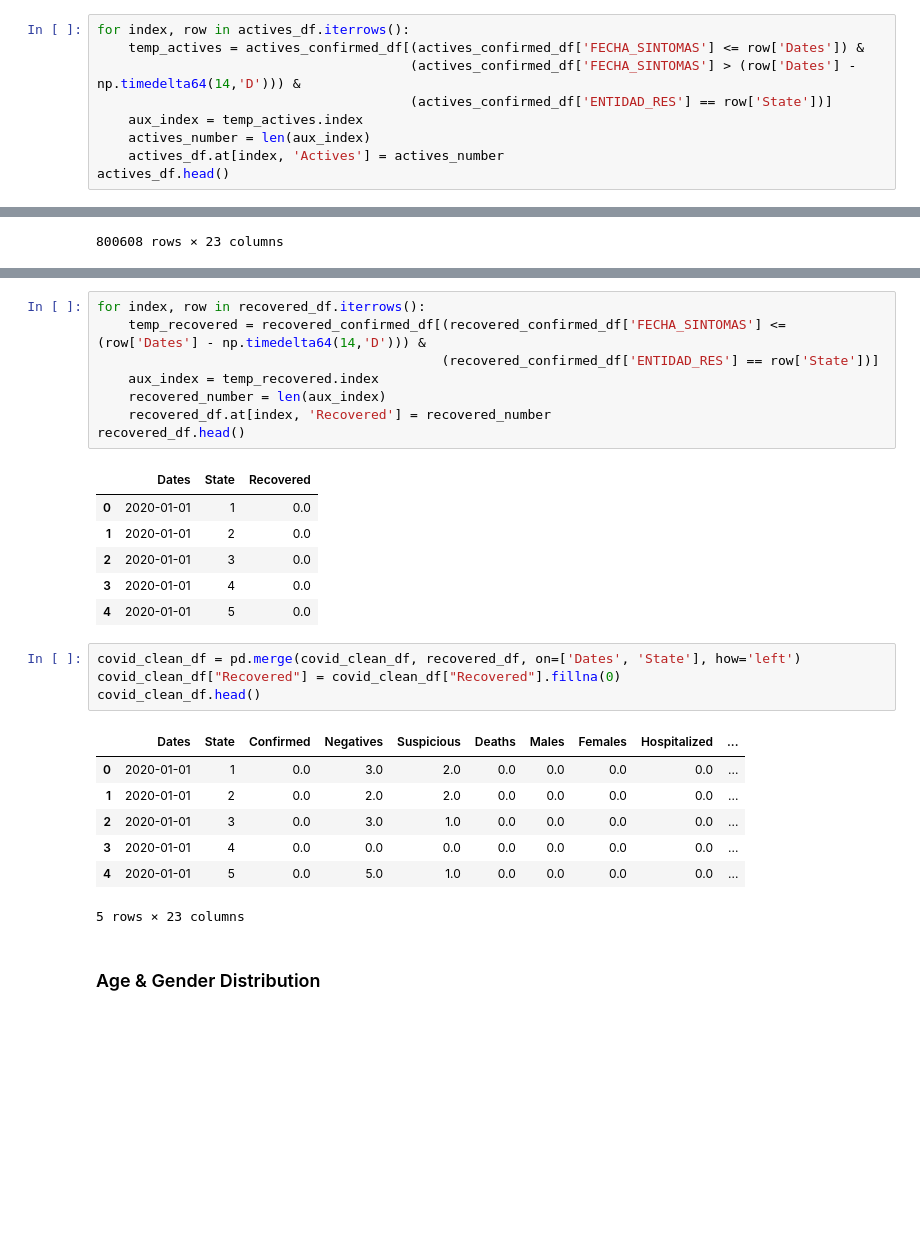
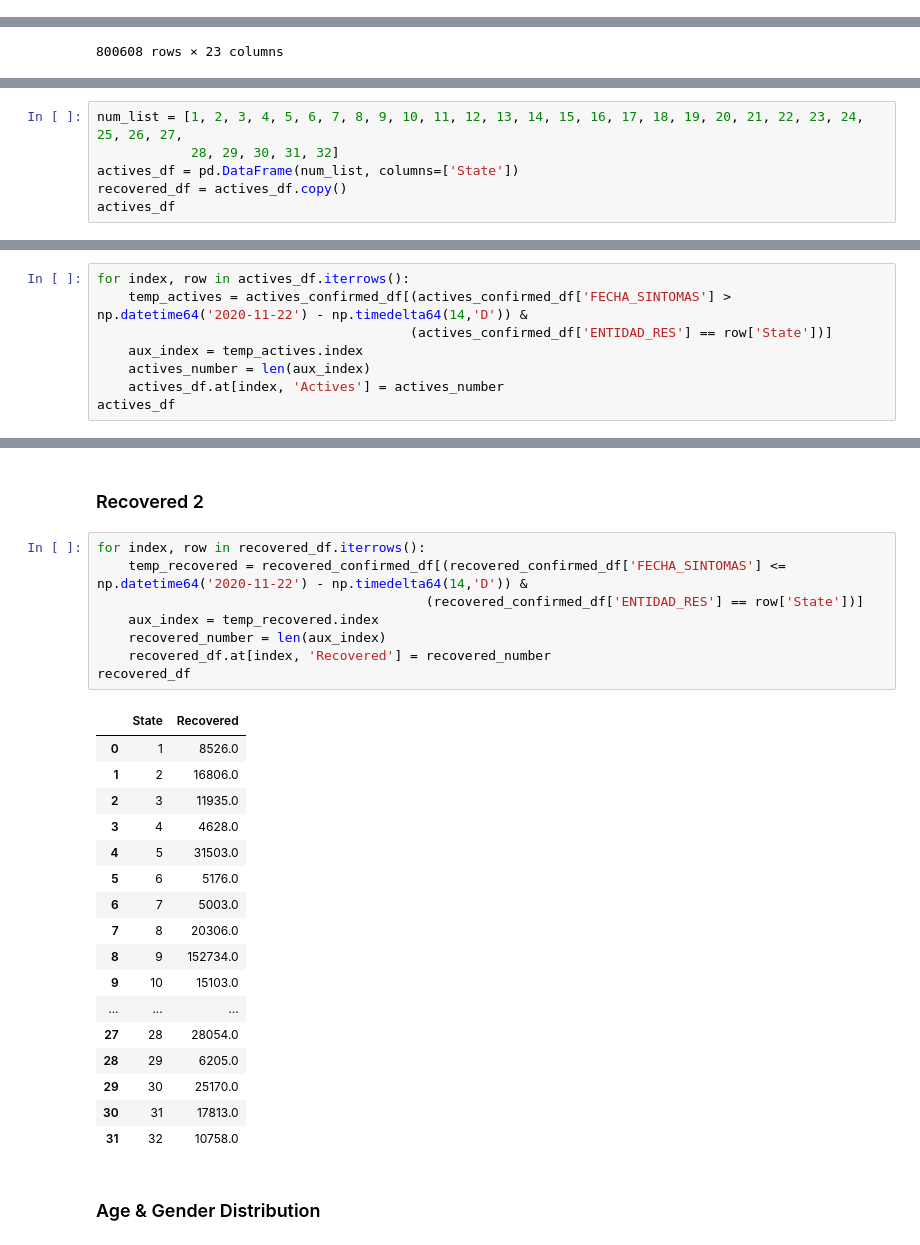
Before and after one commit to AlfredoOcegueda/covid-19-mexico-challenge, a Jupyter notebook: Data/data_cleaning_complete.ipynb, the cells around one changed output, grey strips where cells are left out. Drawn from its saved outputs; the diff is of its cells as text; blank space fills up the shorter version.

```diff
--- a/Data/data_cleaning_complete.ipynb
+++ b/Data/data_cleaning_complete.ipynb
@@ -661,12 +662,3 @@ actives_confirmed_df
 | 2125346 | 37395c | 21 | 1 | 21 | 21 | 114 | 1 | ... |
 | 2587026 | 2ecf66 | 29 | 2 | 29 | 29 | 33 | 1 | ... |
 1041875 rows × 23 columns
-# %%
-for index, row in actives_df.iterrows():
-    temp_actives = actives_confirmed_df[(actives_confirmed_df['FECHA_SINTOMAS'] <= row['Dates']) &
-                                        (actives_confirmed_df['FECHA_SINTOMAS'] > (row['Dates'] - np.timedelta64(14,'D'))) &
-                                        (actives_confirmed_df['ENTIDAD_RES'] == row['State'])]
-    aux_index = temp_actives.index
-    actives_number = len(aux_index)
-    actives_df.at[index, 'Actives'] = actives_number
-actives_df.head()
@@ -727,0 +703,6 @@ recovered_confirmed_df
+# %%
+num_list = [1, 2, 3, 4, 5, 6, 7, 8, 9, 10, 11, 12, 13, 14, 15, 16, 17, 18, 19, 20, 21, 22, 23, 24, 25, 26, 27,
+            28, 29, 30, 31, 32]
+actives_df = pd.DataFrame(num_list, columns=['State'])
+recovered_df = actives_df.copy()
+actives_df
@@ -727,0 +727,8 @@ recovered_confirmed_df
+# %%
+for index, row in actives_df.iterrows():
+    temp_actives = actives_confirmed_df[(actives_confirmed_df['FECHA_SINTOMAS'] > np.datetime64('2020-11-22') - np.timedelta64(14,'D')) &
+                                        (actives_confirmed_df['ENTIDAD_RES'] == row['State'])]
+    aux_index = temp_actives.index
+    actives_number = len(aux_index)
+    actives_df.at[index, 'Actives'] = actives_number
+actives_df
@@ -728,30 +753,31 @@ recovered_confirmed_df
+# %% [markdown]
+### Recovered 2
 # %%
 for index, row in recovered_df.iterrows():
-    temp_recovered = recovered_confirmed_df[(recovered_confirmed_df['FECHA_SINTOMAS'] <= (row['Dates'] - np.timedelta64(14,'D'))) &
-                                            (recovered_confirmed_df['ENTIDAD_RES'] == row['State'])]
+    temp_recovered = recovered_confirmed_df[(recovered_confirmed_df['FECHA_SINTOMAS'] <= np.datetime64('2020-11-22') - np.timedelta64(14,'D')) &
+                                          (recovered_confirmed_df['ENTIDAD_RES'] == row['State'])]
     aux_index = temp_recovered.index
     recovered_number = len(aux_index)
     recovered_df.at[index, 'Recovered'] = recovered_number
-recovered_df.head()
+recovered_df
 # %% [output]
-|  | Dates | State | Recovered |
-| 0 | 2020-01-01 | 1 | 0.0 |
-| 1 | 2020-01-01 | 2 | 0.0 |
-| 2 | 2020-01-01 | 3 | 0.0 |
-| 3 | 2020-01-01 | 4 | 0.0 |
-| 4 | 2020-01-01 | 5 | 0.0 |
+|  | State | Recovered |
+| 0 | 1 | 8526.0 |
+| 1 | 2 | 16806.0 |
+| 2 | 3 | 11935.0 |
+| 3 | 4 | 4628.0 |
+| 4 | 5 | 31503.0 |
+| 5 | 6 | 5176.0 |
+| 6 | 7 | 5003.0 |
+| 7 | 8 | 20306.0 |
+| 8 | 9 | 152734.0 |
+| 9 | 10 | 15103.0 |
+| ... | ... | ... |
+| 27 | 28 | 28054.0 |
+| 28 | 29 | 6205.0 |
+| 29 | 30 | 25170.0 |
+| 30 | 31 | 17813.0 |
+| 31 | 32 | 10758.0 |
-# %%
-covid_clean_df = pd.merge(covid_clean_df, recovered_df, on=['Dates', 'State'], how='left')
-covid_clean_df["Recovered"] = covid_clean_df["Recovered"].fillna(0)
-covid_clean_df.head()
-# %% [output]
-|  | Dates | State | Confirmed | Negatives | Suspicious | Deaths | Males | Females | Hospitalized | ... |
-| 0 | 2020-01-01 | 1 | 0.0 | 3.0 | 2.0 | 0.0 | 0.0 | 0.0 | 0.0 | ... |
-| 1 | 2020-01-01 | 2 | 0.0 | 2.0 | 2.0 | 0.0 | 0.0 | 0.0 | 0.0 | ... |
-| 2 | 2020-01-01 | 3 | 0.0 | 3.0 | 1.0 | 0.0 | 0.0 | 0.0 | 0.0 | ... |
-| 3 | 2020-01-01 | 4 | 0.0 | 0.0 | 0.0 | 0.0 | 0.0 | 0.0 | 0.0 | ... |
-| 4 | 2020-01-01 | 5 | 0.0 | 5.0 | 1.0 | 0.0 | 0.0 | 0.0 | 0.0 | ... |
-5 rows × 23 columns
 # %% [markdown]
 ### Age & Gender Distribution
 # %%
```
Also changed, not shown: parts of 14 cells of this notebook, 8 other files.
